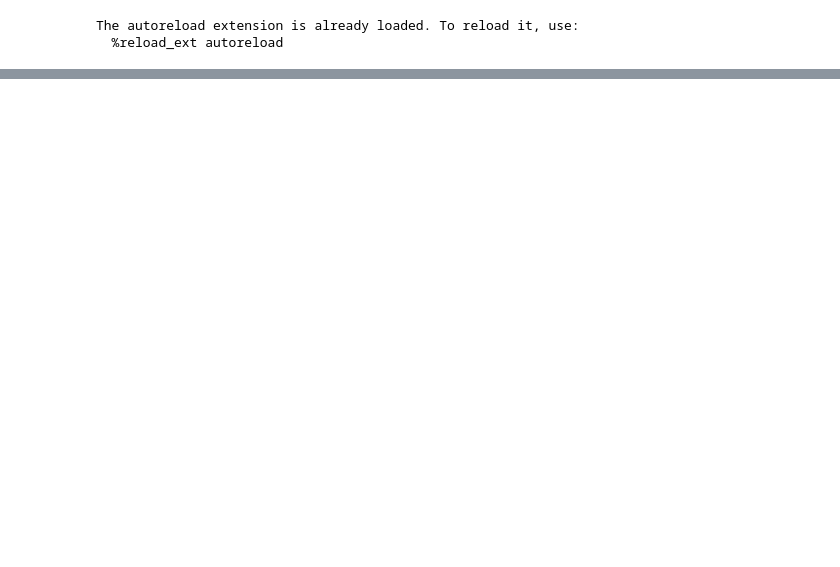
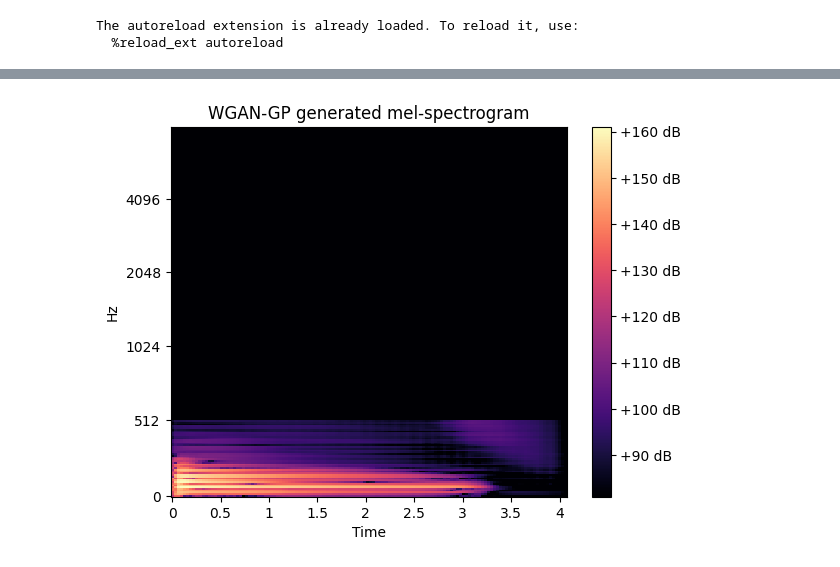
Before and after one commit to Michal2711/MusicSamplesGenerator, a Jupyter notebook: notebooks/8-test_WGAN.ipynb, the cells around one changed output, grey strips where cells are left out. Cells and saved outputs as stored; diff of their text form; code cells hidden in the pictures; blank space fills up the shorter version.

```diff
--- a/notebooks/8-test_WGAN.ipynb
+++ b/notebooks/8-test_WGAN.ipynb
@@ -122 +154,15 @@ ax.set(title='WGAN generated mel-spectrogram')
+# %%
+max_freq = 1024
+mel_max = librosa.hz_to_mel(max_freq)
+n_mels = spectrogram.shape[0]
+mel_freqs = librosa.mel_frequencies(n_mels=n_mels, fmax=8000)
+
+high_freq_mask = mel_freqs > 512
+
+for i in range(spectrogram.shape[1]):
+    spectrogram[high_freq_mask, i] = 0
+
+plot_spectrogram(spectrogram)
+# %% [output]
+[figure, added]
 # %%
```
Also changed, not shown: parts of 16 cells of this notebook, 36 other files.
